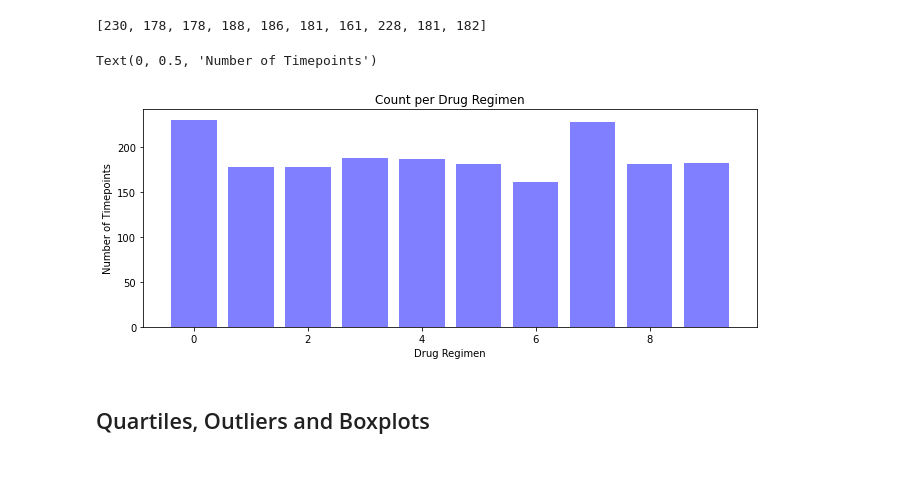
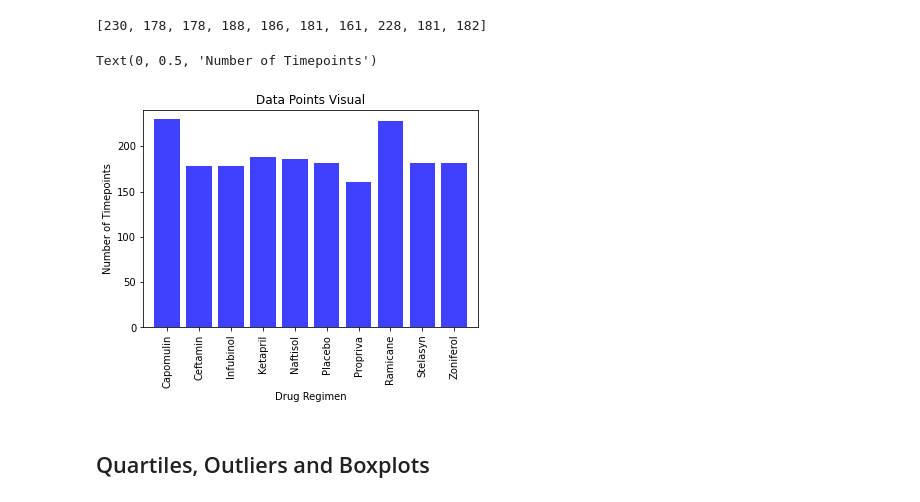
Before and after one commit to designergal3002/Matplotlib, a Jupyter notebook: pymaceuticals_starter.ipynb, the cells around one changed output. Cells and saved outputs as stored; diff of their text form; code cells hidden in the pictures; blank space fills up the shorter version.

Commit message:
BarCharts

```diff
--- a/pymaceuticals_starter.ipynb
+++ b/pymaceuticals_starter.ipynb
@@ -128,16 +131,31 @@ drug_count = (mouse_table.groupby(["Drug Regimen"])["Age_months"].count()).tolis
 drug_count
 # %% [output]
 [230, 178, 178, 188, 186, 181, 161, 228, 181, 182]
-# %%
-plt.figure(figsize=(11,4))
-plt.bar(x_axis, drug_count, color='b', alpha=0.5, align="center")
-
-plt.title("Count per Drug Regimen")
-plt.xlabel("Drug Regimen")
-plt.ylabel("Number of Timepoints")
-# %% [output]
-Text(0, 0.5, 'Number of Timepoints')
-[figure, removed]
+# %%
+# Timepoint array
+users = [230, 178, 178, 188, 186, 181, 161, 228, 181, 182]
+
+#Set the x_axis to be the amount of the Data Regimen
+x_axis = np.arange(len(grouped_df))
+
+#Creating Bar Chart
+plt.bar(x_axis, users, color='blue', alpha=0.75, align='center')
+
+#Setting Ticks
+tick_locations = [value for value in x_axis]
+plt.xticks(tick_locations, ['Capomulin', 'Ceftamin', 'Infubinol', 'Ketapril', 'Naftisol', 'Placebo', 'Propriva', 'Ramicane', 'Stelasyn', 'Zoniferol'],  rotation='vertical')
+
+#Setting X and Y Limits
+plt.xlim(-0.75, len(x_axis)-0.25)
+plt.ylim(0, max(users)+10)
+
+#Titles and Labels
+plt.title("Data Points Visual")
+plt.xlabel("Drug Regimen")
+plt.ylabel("Number of Timepoints")
+# %% [output]
+Text(0, 0.5, 'Number of Timepoints')
+[figure, added]
 # %%
 # Generate a pie plot showing the distribution of female versus male mice using Pandas
 # %%
```
Also changed, not shown: parts of 2 cells of this notebook.
